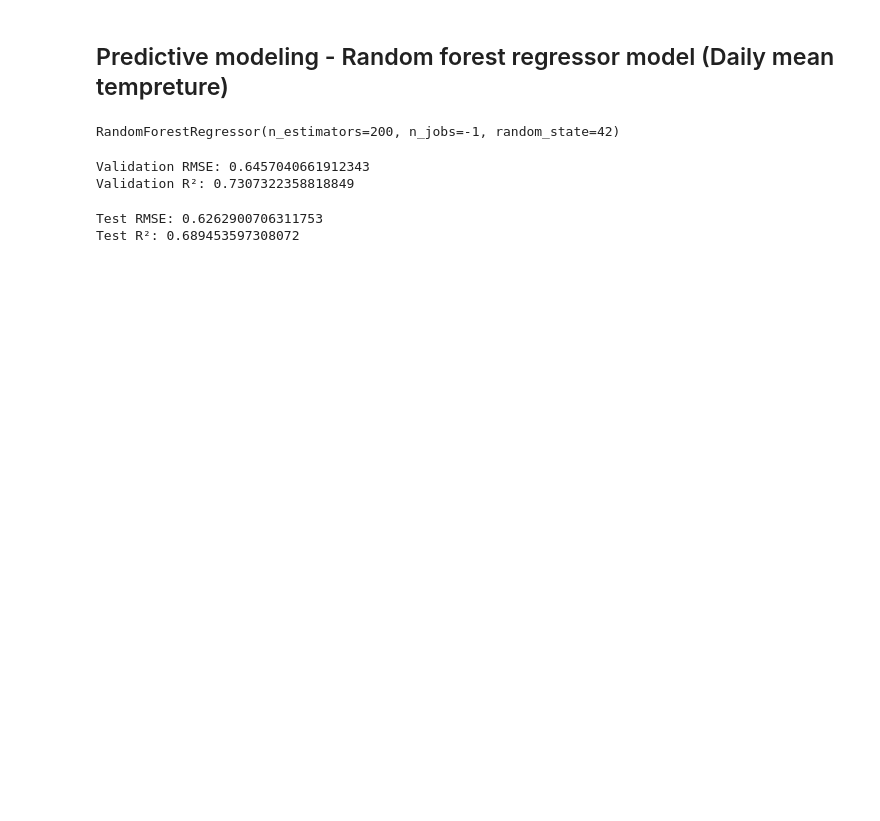
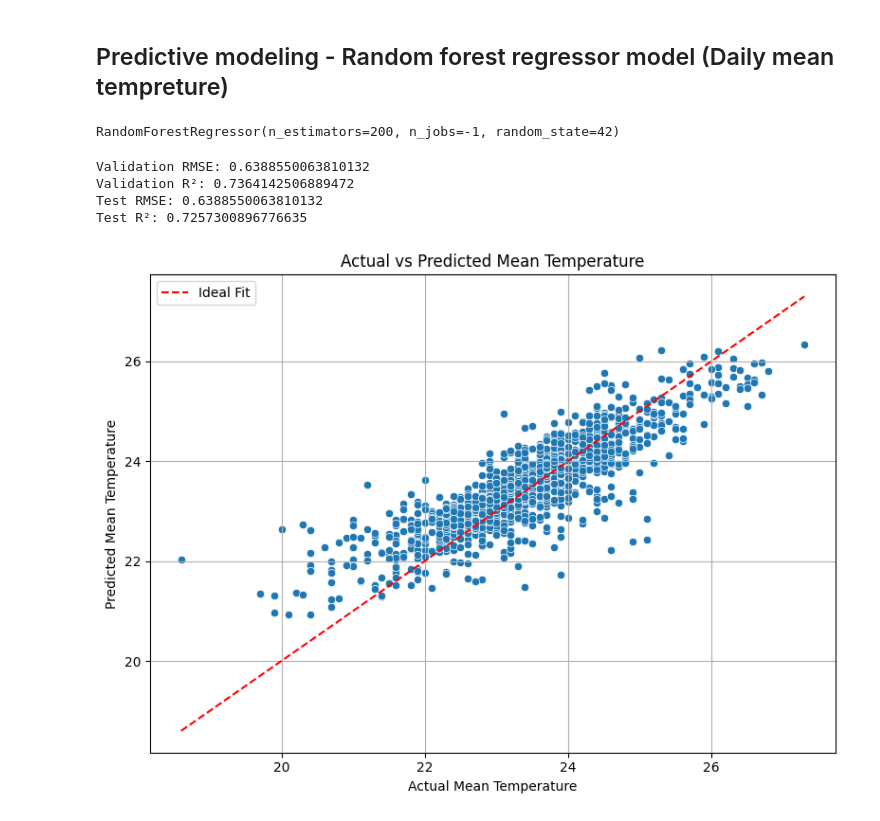
Before and after one commit to Vidusahan/sri-lanka-weather-analysis, a Jupyter notebook: notebooks/Random_forest_regression.ipynb, the cells around one changed output. Drawn from its saved outputs; the diff is of its cells as text; code cells hidden in the pictures; blank space fills up the shorter version.

```diff
--- a/notebooks/Random_forest_regression.ipynb
+++ b/notebooks/Random_forest_regression.ipynb
@@ -14,7 +17,7 @@ kandy_weather = kandy_weather.drop(columns=['apparent_temperature_mean'])
 
 # --- Define features and target ---
 numerical_vars = ['shortwave_radiation', 'rainfall', 'max_wind_speed',
-                  'max_wind_gust', 'dominant_Wind_Direction', 'evapotranspiration', 'rain_tomorrow', 'year', ]
+                  'max_wind_gust', 'dominant_Wind_Direction', 'evapotranspiration', 'rain_tomorrow', 'year', 'month']
 categorical_vars = ['weathercode']
 target = 'mean_temperature'
 
@@ -57,29 +60,36 @@ RandomForestRegressor(n_estimators=200, n_jobs=-1, random_state=42)
 # %%
 # Predictions
 y_val_pred = rf_model.predict(x_val)
+y_test_pred = rf_model.predict(x_test)
 
 # Metrics
 mse = mean_squared_error(y_val, y_val_pred)
 rmse = mse ** 0.5
 r2 = r2_score(y_val, y_val_pred)
 
+
 print("Validation RMSE:", rmse)
 print("Validation R²:", r2)
+
+print("Test RMSE:", rmse)
+print("Test R²:", r2_score(y_test, y_test_pred))
 # %% [output]
-Validation RMSE: 0.6457040661912343
-Validation R²: 0.7307322358818849
+Validation RMSE: 0.6388550063810132
+Validation R²: 0.7364142506889472
+Test RMSE: 0.6388550063810132
+Test R²: 0.7257300896776635
-# %%
-from sklearn.metrics import mean_squared_error, r2_score
-import numpy as np
-
-y_test_pred = rf_model.predict(x_test)
-
-mse = mean_squared_error(y_test, y_test_pred)
-rmse = np.sqrt(mse)
-
-print("Test RMSE:", rmse)
-print("Test R²:", r2_score(y_test, y_test_pred))
-# %% [output]
-Test RMSE: 0.6262900706311753
-Test R²: 0.689453597308072
+# %%
+# Scatter plot: Actual vs Predicted
+plt.figure(figsize=(8, 6))
+sns.scatterplot(x=y_test, y=y_test_pred)
+plt.plot([y_test.min(), y_test.max()], [y_test.min(), y_test.max()], color='red', linestyle='--', label='Ideal Fit')
+plt.xlabel('Actual Mean Temperature')
+plt.ylabel('Predicted Mean Temperature')
+plt.title('Actual vs Predicted Mean Temperature')
+plt.legend()
+plt.grid(True)
+plt.tight_layout()
+plt.show()
+# %% [output]
+[figure, added]
 # %%
```
Also changed, not shown: parts of 34 cells of this notebook.
